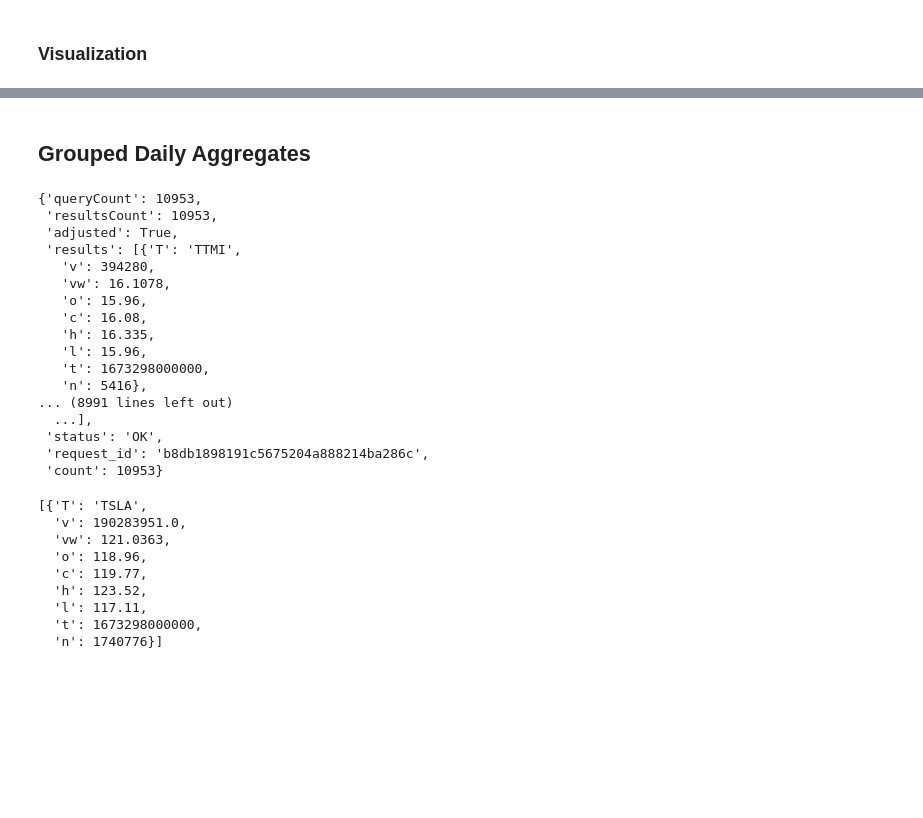
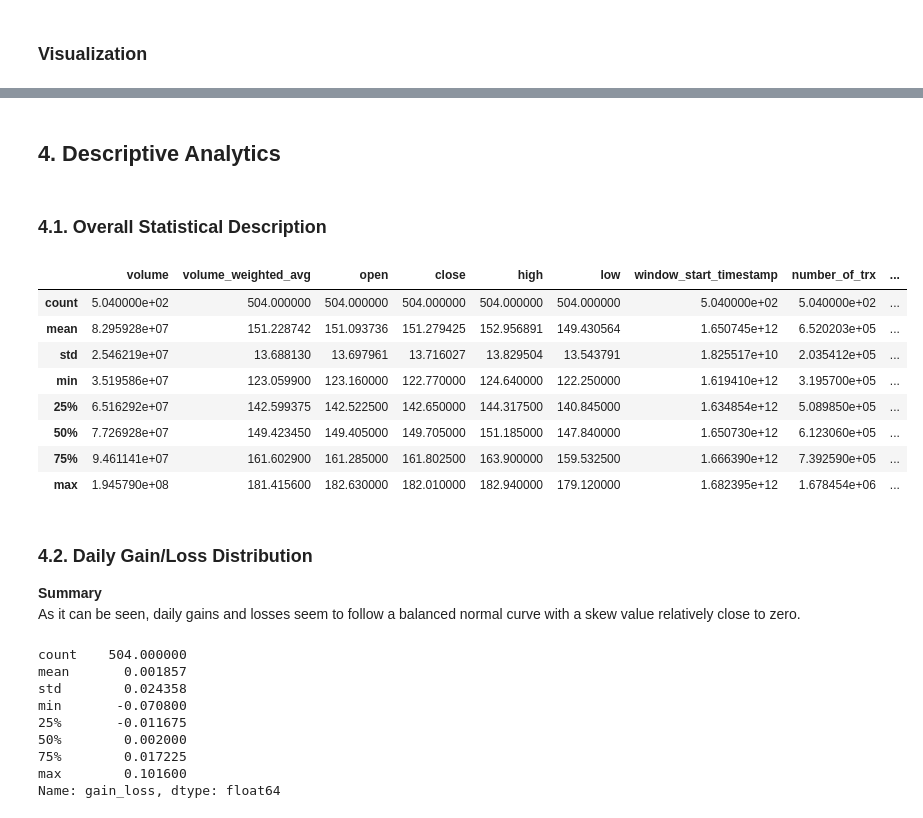
Before and after one commit to salsabiilashifa11/stock-market-analyser, a Jupyter notebook: Swing Trading Analysis.ipynb, the cells around one changed output, grey strips where cells are left out. Saved outputs shown, nothing was run; the diff lists cells and outputs as text; code cells hidden in the pictures; blank space fills up the shorter version.

Commit message:
added descriptive analytics sectoin

```diff
--- a/Swing Trading Analysis.ipynb
+++ b/Swing Trading Analysis.ipynb
@@ -129,2 +115,0 @@ fig.show()
-# %% [markdown]
-## Grouped Daily Aggregates
@@ -133,36 +116,33 @@ URL = f'https://api.polygon.io/v2/aggs/grouped/locale/us/market/stocks/2023-01-0
-# %%
-r = requests.get(url = URL)
-data = r.json()
-
-data
-# %% [output]
-{'queryCount': 10953,
- 'resultsCount': 10953,
- 'adjusted': True,
- 'results': [{'T': 'TTMI',
-   'v': 394280,
-   'vw': 16.1078,
-   'o': 15.96,
-   'c': 16.08,
-   'h': 16.335,
-   'l': 15.96,
-   't': 1673298000000,
-   'n': 5416},
-... (8991 lines left out)
-  ...],
- 'status': 'OK',
- 'request_id': 'b8db1898191c5675204a888214ba286c',
- 'count': 10953}
-# %%
-TSLA = [d for d in data.get('results') if d.get('T') == 'TSLA']
-TSLA
-# %% [output]
-[{'T': 'TSLA',
-  'v': 190283951.0,
-  'vw': 121.0363,
-  'o': 118.96,
-  'c': 119.77,
-  'h': 123.52,
-  'l': 117.11,
-  't': 1673298000000,
-  'n': 1740776}]
+# %% [markdown]
+## 4. Descriptive Analytics
+# %% [markdown]
+### 4.1. Overall Statistical Description
+# %%
+df.describe()
+# %% [output]
+|  | volume | volume_weighted_avg | open | close | high | low | window_start_timestamp | number_of_trx | ... |
+| count | 5.040000e+02 | 504.000000 | 504.000000 | 504.000000 | 504.000000 | 504.000000 | 5.040000e+02 | 5.040000e+02 | ... |
+| mean | 8.295928e+07 | 151.228742 | 151.093736 | 151.279425 | 152.956891 | 149.430564 | 1.650745e+12 | 6.520203e+05 | ... |
+| std | 2.546219e+07 | 13.688130 | 13.697961 | 13.716027 | 13.829504 | 13.543791 | 1.825517e+10 | 2.035412e+05 | ... |
+| min | 3.519586e+07 | 123.059900 | 123.160000 | 122.770000 | 124.640000 | 122.250000 | 1.619410e+12 | 3.195700e+05 | ... |
+| 25% | 6.516292e+07 | 142.599375 | 142.522500 | 142.650000 | 144.317500 | 140.845000 | 1.634854e+12 | 5.089850e+05 | ... |
+| 50% | 7.726928e+07 | 149.423450 | 149.405000 | 149.705000 | 151.185000 | 147.840000 | 1.650730e+12 | 6.123060e+05 | ... |
+| 75% | 9.461141e+07 | 161.602900 | 161.285000 | 161.802500 | 163.900000 | 159.532500 | 1.666390e+12 | 7.392590e+05 | ... |
+| max | 1.945790e+08 | 181.415600 | 182.630000 | 182.010000 | 182.940000 | 179.120000 | 1.682395e+12 | 1.678454e+06 | ... |
+# %% [markdown]
+### 4.2. Daily Gain/Loss Distribution
+
+**Summary**<br>
+As it can be seen, daily gains and losses seem to follow a balanced normal curve with a skew value relatively close to zero.
+# %%
+df['gain_loss'].describe()
+# %% [output]
+count    504.000000
+mean       0.001857
+std        0.024358
+min       -0.070800
+25%       -0.011675
+50%        0.002000
+75%        0.017225
+max        0.101600
+Name: gain_loss, dtype: float64
```
Also changed, not shown: parts of 12 cells of this notebook.
